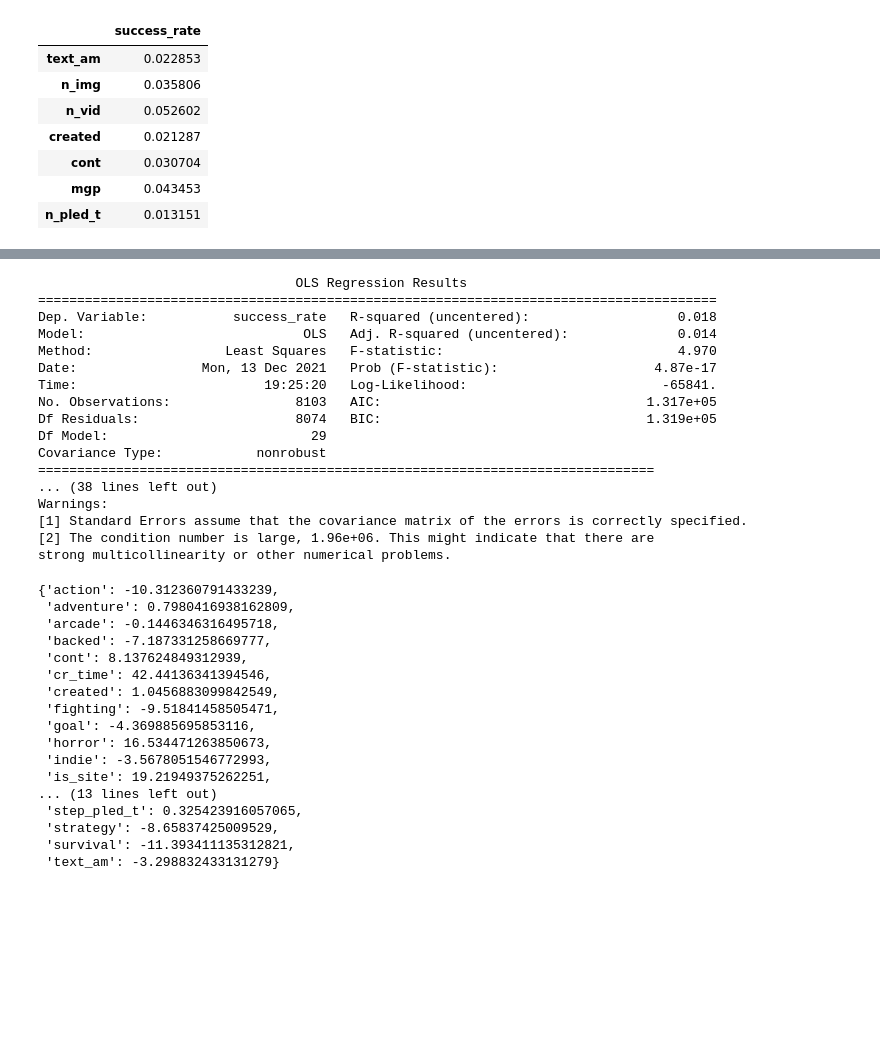
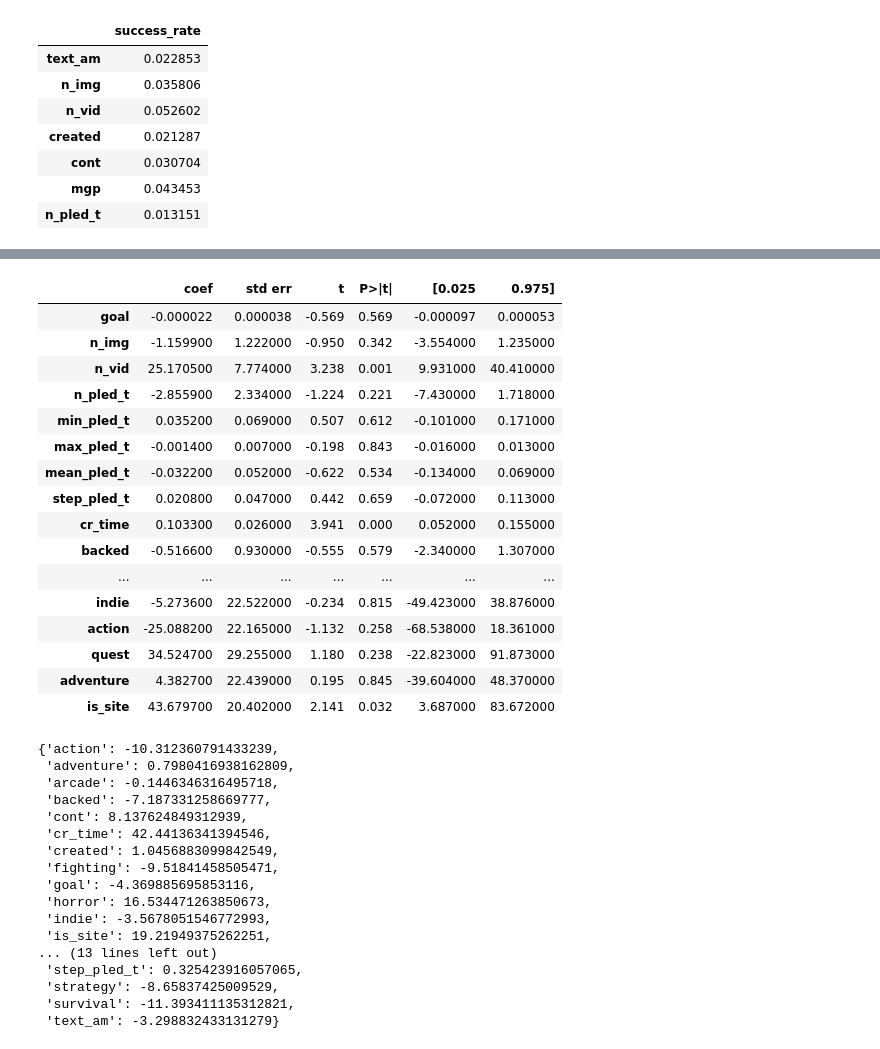
Before and after one commit to Yue2u/DANO-olympiade, a Jupyter notebook: Result.ipynb, the cells around one changed output, grey strips where cells are left out. Drawn from its saved outputs; the diff is of its cells as text; code cells hidden in the pictures; blank space fills up the shorter version.

```diff
--- a/Result.ipynb
+++ b/Result.ipynb
@@ -408,25 +425,27 @@ test_mse(elastic, train_data, train_y), test_mse(elastic, test_x_data, test_y_da
 # %%
 regr = sm.OLS(df['success_rate'], df[columns])
 res = regr.fit()
-print(res.summary())
+
+results_as_html = res.summary().tables[1].as_html()
+summary_df = pd.read_html(results_as_html, header=0, index_col=0)[0]
 # %% [output]
-                                 OLS Regression Results
-=======================================================================================
-Dep. Variable:           success_rate   R-squared (uncentered):                   0.018
-Model:                            OLS   Adj. R-squared (uncentered):              0.014
-Method:                 Least Squares   F-statistic:                              4.970
-Date:                Mon, 13 Dec 2021   Prob (F-statistic):                    4.87e-17
-Time:                        19:25:20   Log-Likelihood:                         -65841.
-No. Observations:                8103   AIC:                                  1.317e+05
-Df Residuals:                    8074   BIC:                                  1.319e+05
-Df Model:                          29
-Covariance Type:            nonrobust
-===============================================================================
-... (38 lines left out)
-Warnings:
-[1] Standard Errors assume that the covariance matrix of the errors is correctly specified.
-[2] The condition number is large, 1.96e+06. This might indicate that there are
-strong multicollinearity or other numerical problems.
+|  | coef | std err | t | P>|t| | [0.025 | 0.975] |
+| goal | -0.000022 | 0.000038 | -0.569 | 0.569 | -0.000097 | 0.000053 |
+| n_img | -1.159900 | 1.222000 | -0.950 | 0.342 | -3.554000 | 1.235000 |
+| n_vid | 25.170500 | 7.774000 | 3.238 | 0.001 | 9.931000 | 40.410000 |
+| n_pled_t | -2.855900 | 2.334000 | -1.224 | 0.221 | -7.430000 | 1.718000 |
+| min_pled_t | 0.035200 | 0.069000 | 0.507 | 0.612 | -0.101000 | 0.171000 |
+| max_pled_t | -0.001400 | 0.007000 | -0.198 | 0.843 | -0.016000 | 0.013000 |
+| mean_pled_t | -0.032200 | 0.052000 | -0.622 | 0.534 | -0.134000 | 0.069000 |
+| step_pled_t | 0.020800 | 0.047000 | 0.442 | 0.659 | -0.072000 | 0.113000 |
+| cr_time | 0.103300 | 0.026000 | 3.941 | 0.000 | 0.052000 | 0.155000 |
+| backed | -0.516600 | 0.930000 | -0.555 | 0.579 | -2.340000 | 1.307000 |
+| ... | ... | ... | ... | ... | ... | ... |
+| indie | -5.273600 | 22.522000 | -0.234 | 0.815 | -49.423000 | 38.876000 |
+| action | -25.088200 | 22.165000 | -1.132 | 0.258 | -68.538000 | 18.361000 |
+| quest | 34.524700 | 29.255000 | 1.180 | 0.238 | -22.823000 | 91.873000 |
+| adventure | 4.382700 | 22.439000 | 0.195 | 0.845 | -39.604000 | 48.370000 |
+| is_site | 43.679700 | 20.402000 | 2.141 | 0.032 | 3.687000 | 83.672000 |
 # %%
 # Get mean coeffs for futures
 coeffs = np.zeros((29))
```
Also changed, not shown: parts of 18 cells of this notebook.
